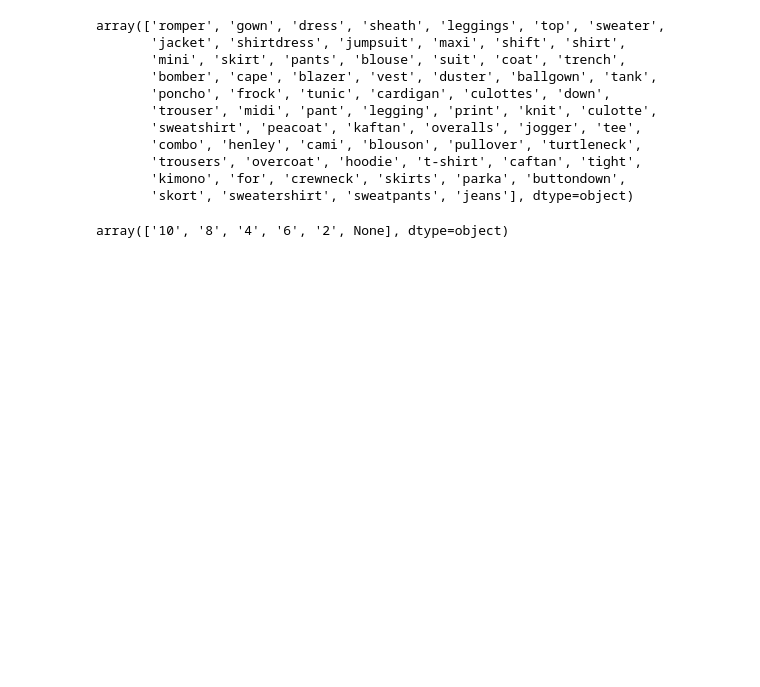
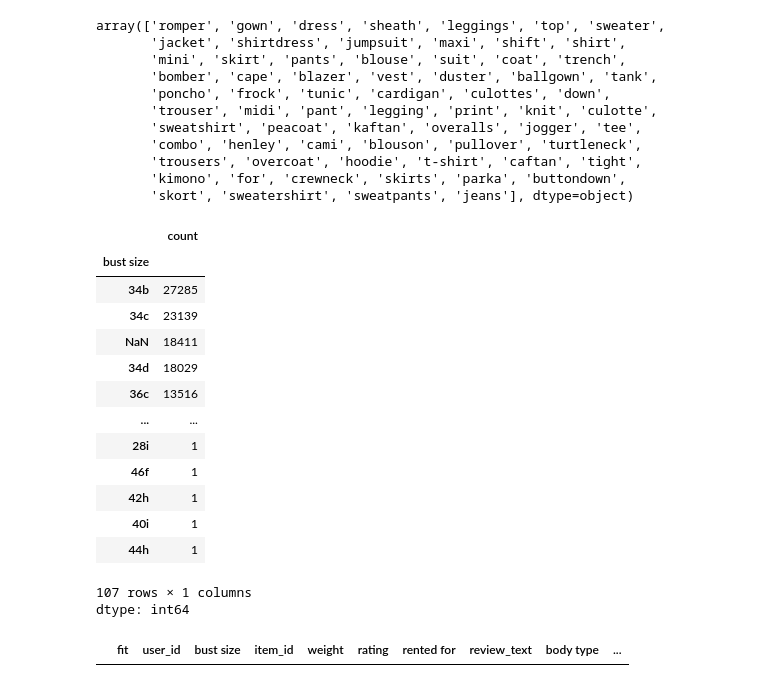
Before and after one commit to kpacker77/CSE158_Assign2, a Jupyter notebook: Assignment2.ipynb, the cells around one changed output. Cells and saved outputs as stored; diff of their text form; code cells hidden in the pictures; blank space fills up the shorter version.

Commit message:
Cleaned further. Imputed weight, body type, bust size (broke it up into cup and band size).

```diff
--- a/Assignment2.ipynb
+++ b/Assignment2.ipynb
@@ -125,10 +128,24 @@ array(['romper', 'gown', 'dress', 'sheath', 'leggings', 'top', 'sweater',
        'trousers', 'overcoat', 'hoodie', 't-shirt', 'caftan', 'tight',
        'kimono', 'for', 'crewneck', 'skirts', 'parka', 'buttondown',
        'skort', 'sweatershirt', 'sweatpants', 'jeans'], dtype=object)
-# %%
-df['rating'].unique()
-# %% [output]
-array(['10', '8', '4', '6', '2', None], dtype=object)
+# %%
+df['bust size'].value_counts(dropna=False)  # see frequency of each
+# %% [output]
+|  | count |
+| bust size |  |
+| 34b | 27285 |
+| 34c | 23139 |
+| NaN | 18411 |
+| 34d | 18029 |
+| 36c | 13516 |
+| ... | ... |
+| 28i | 1 |
+| 46f | 1 |
+| 42h | 1 |
+| 40i | 1 |
+| 44h | 1 |
+107 rows × 1 columns
+dtype: int64
 # %%
 def h_to_in(h):
     if pd.isna(h):
@@ -142,3 +159,7 @@ def h_to_in(h):
 # Let's clean up some of the data
 df['age'] = pd.to_numeric(df['age'], errors='coerce')
 df['height'] = df['height'].apply(h_to_in)
+# %%
+df[df['weight'].isnull()]
+# %% [output]
+|  | fit | user_id | bust size | item_id | weight | rating | rented for | review_text | body type | ... |
```
Also changed, not shown: parts of 8 cells of this notebook.
